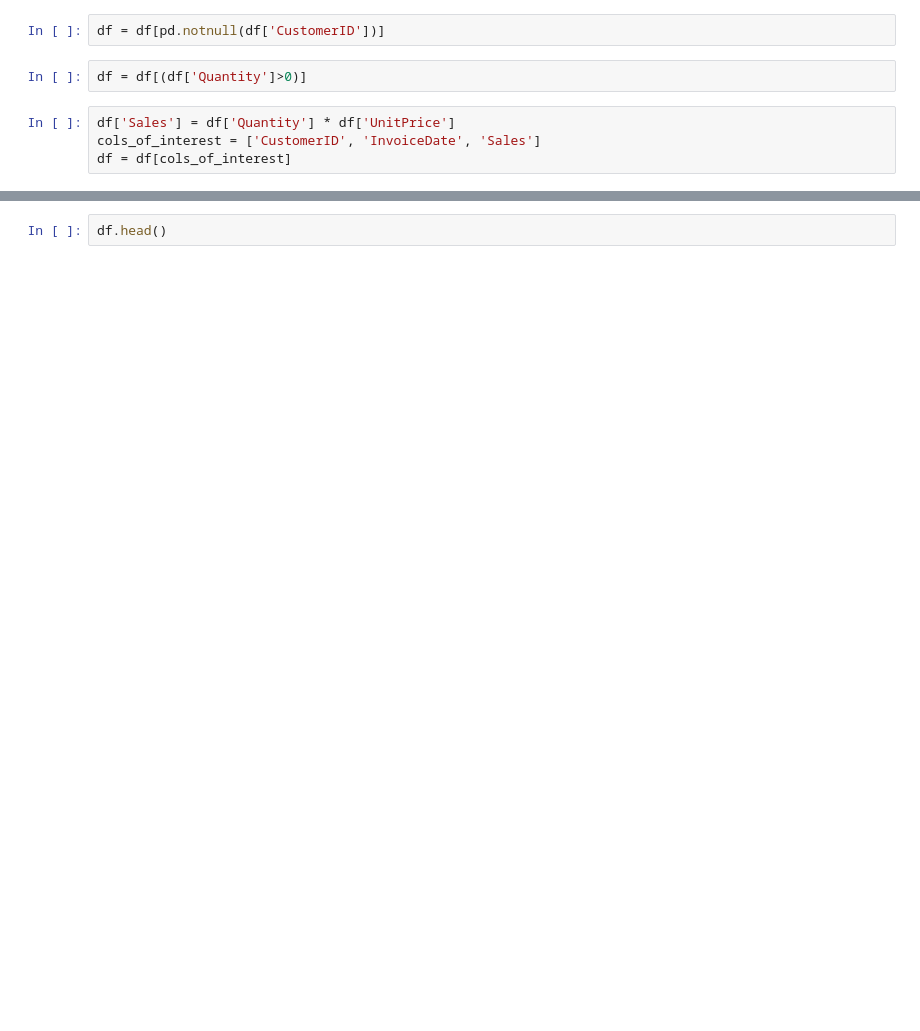
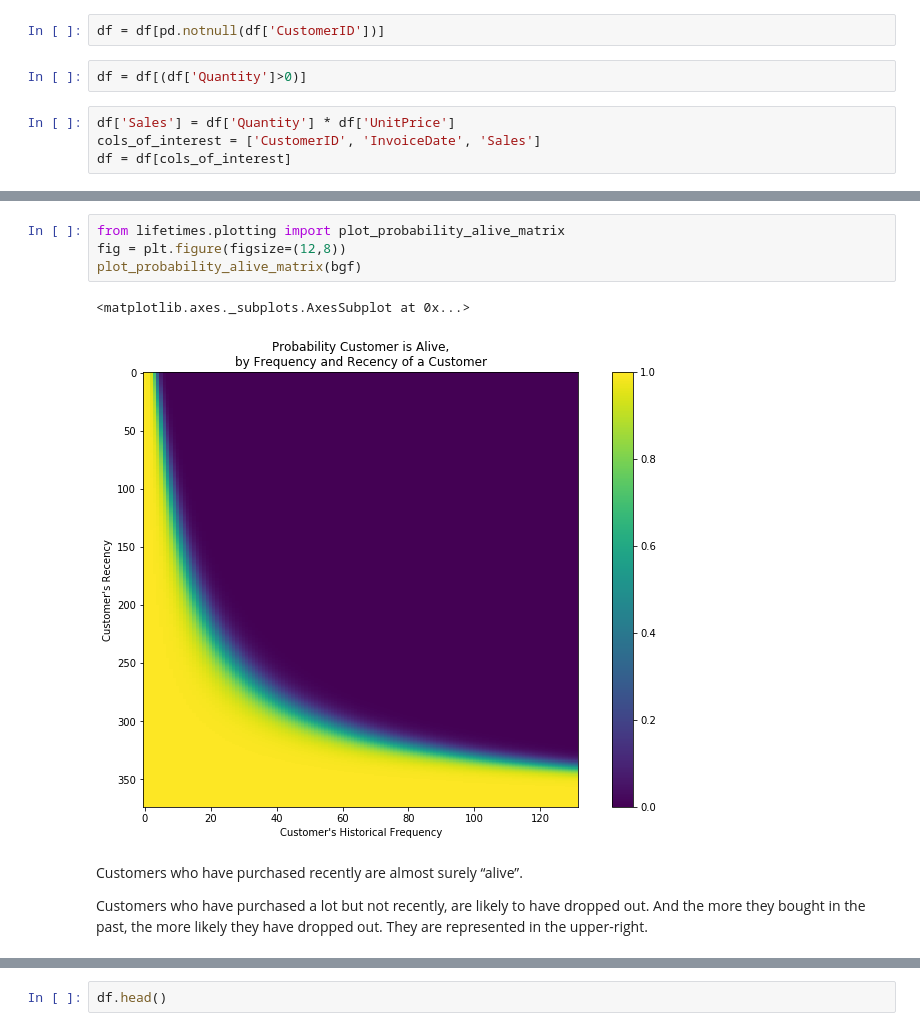
Before and after one commit to minkicu/100DayOfMLCode, a Jupyter notebook: day_061_CLV.ipynb, the cells around one changed output, grey strips where cells are left out. Drawn from its saved outputs; the diff is of its cells as text; blank space fills up the shorter version.

```diff
--- a/day_061_CLV.ipynb
+++ b/day_061_CLV.ipynb
@@ -78,0 +148,11 @@ Successfully installed lifetimes-0.11.1 pandas-0.24.2
+# %%
+from lifetimes.plotting import plot_probability_alive_matrix
+fig = plt.figure(figsize=(12,8))
+plot_probability_alive_matrix(bgf)
+# %% [output]
+<matplotlib.axes._subplots.AxesSubplot at 0x...>
+[figure, added]
+# %% [markdown]
+Customers who have purchased recently are almost surely “alive”.
+
+Customers who have purchased a lot but not recently, are likely to have dropped out. And the more they bought in the past, the more likely they have dropped out. They are represented in the upper-right.
```
Also changed, not shown: parts of 34 cells of this notebook.
